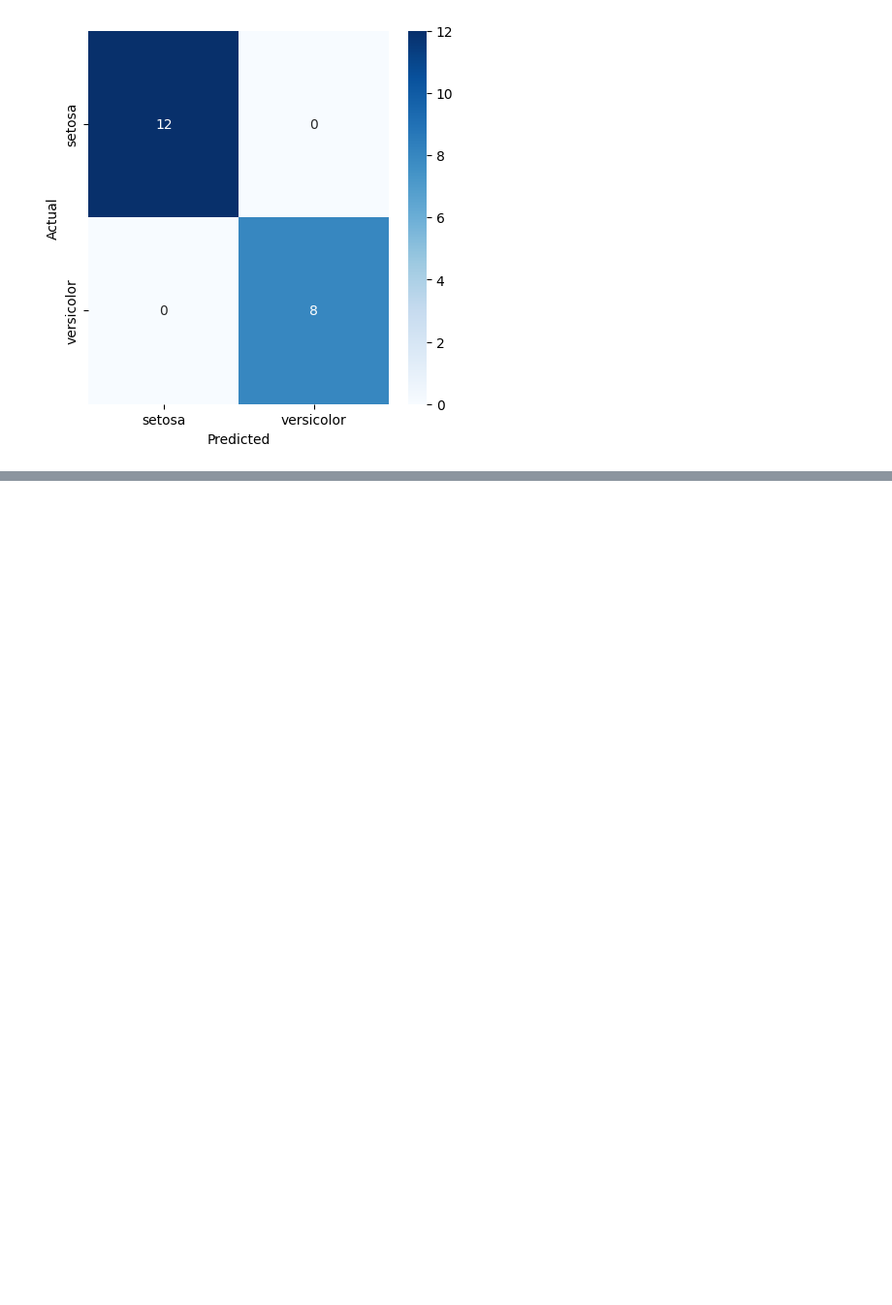
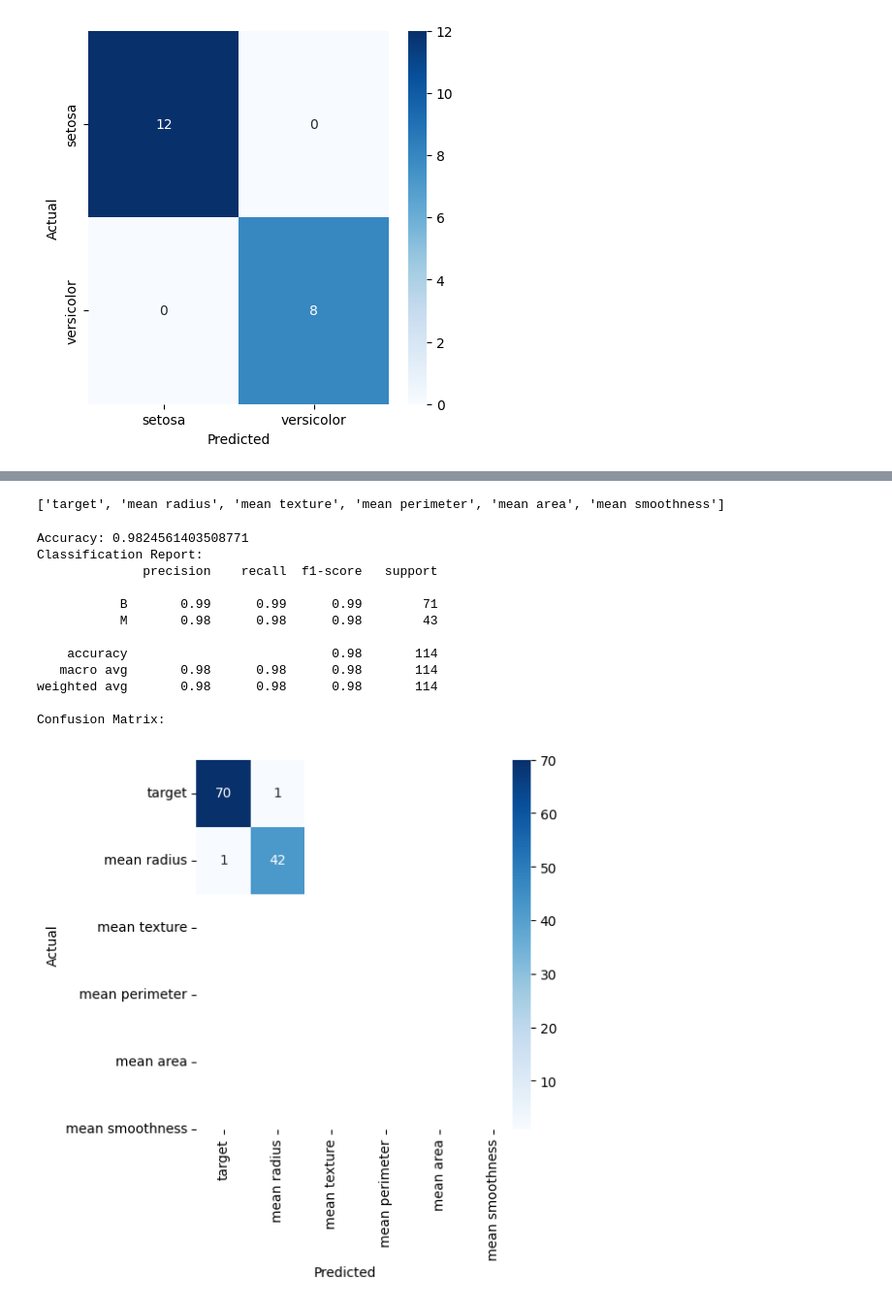
Before and after one commit to NP-15/Deep-Learning, a Jupyter notebook: Lab01-Binary-Classification.ipynb, the cells around one changed output, grey strips where cells are left out. Shown: that part at 97% size. Cells and saved outputs as stored; diff of their text form; code cells hidden in the pictures; blank space fills up the shorter version.

```diff
--- a/Lab01-Binary-Classification.ipynb
+++ b/Lab01-Binary-Classification.ipynb
@@ -257,0 +371,19 @@ Confusion Matrix:
+# %%
+# Split the data into features and target variable
+X = df.drop('target', axis=1).values
+y = df['target'].values
+
+# Split the data into training and testing sets
+X_train, X_test, y_train, y_test = train_test_split(X, y, test_size=0.2, random_state=42)
+
+# Standardize the features
+scaler = StandardScaler()
+X_train = scaler.fit_transform(X_train)
+X_test = scaler.transform(X_test)
+# %%
+# Initialize and train the MLP model
+mlp = MLPClassifier(hidden_layer_sizes=(100,), max_iter=300, alpha=0.0001, solver='adam', random_state=42, verbose=True)
+mlp.fit(X_train, y_train)
+
+# Make predictions
+y_pred = mlp.predict(X_test)
@@ -257,0 +408,31 @@ Confusion Matrix:
+# %%
+print(list(df.columns))
+# %% [output]
+['target', 'mean radius', 'mean texture', 'mean perimeter', 'mean area', 'mean smoothness']
+# %%
+# Evaluate the model
+print("Accuracy:", accuracy_score(y_test, y_pred))
+print("Classification Report:")
+print(classification_report(y_test, y_pred))
+print("Confusion Matrix:")
+cm = confusion_matrix(y_test, y_pred)
+plt.figure(figsize=(5, 5))
+sns.heatmap(cm, annot=True, fmt='d', cmap='Blues',
+xticklabels=list(df.columns), yticklabels=list(df.columns))
+plt.xlabel('Predicted')
+plt.ylabel('Actual')
+plt.show()
+# %% [output]
+Accuracy: 0.9824561403508771
+Classification Report:
+              precision    recall  f1-score   support
+
+           B       0.99      0.99      0.99        71
+           M       0.98      0.98      0.98        43
+
+    accuracy                           0.98       114
+   macro avg       0.98      0.98      0.98       114
+weighted avg       0.98      0.98      0.98       114
+
+Confusion Matrix:
+[figure, added]
```
Also changed, not shown: parts of 6 cells of this notebook.
